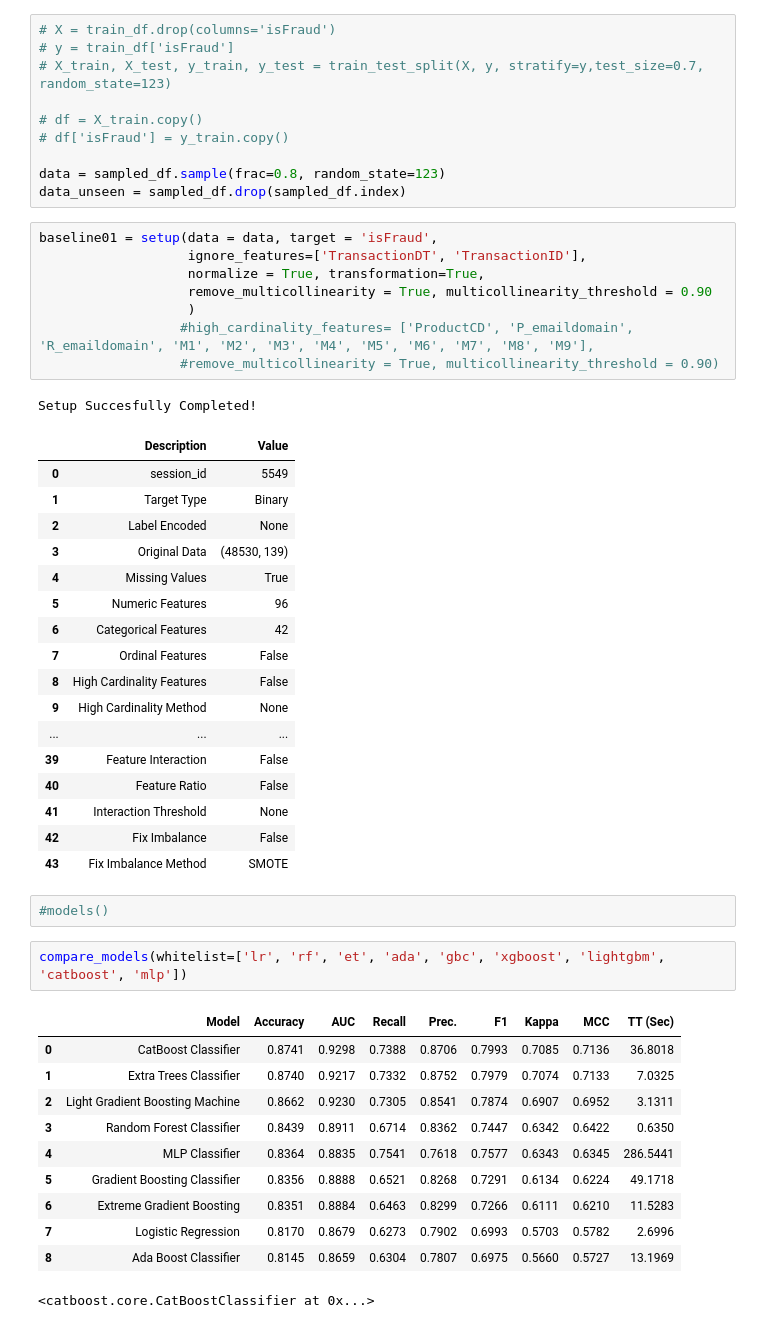
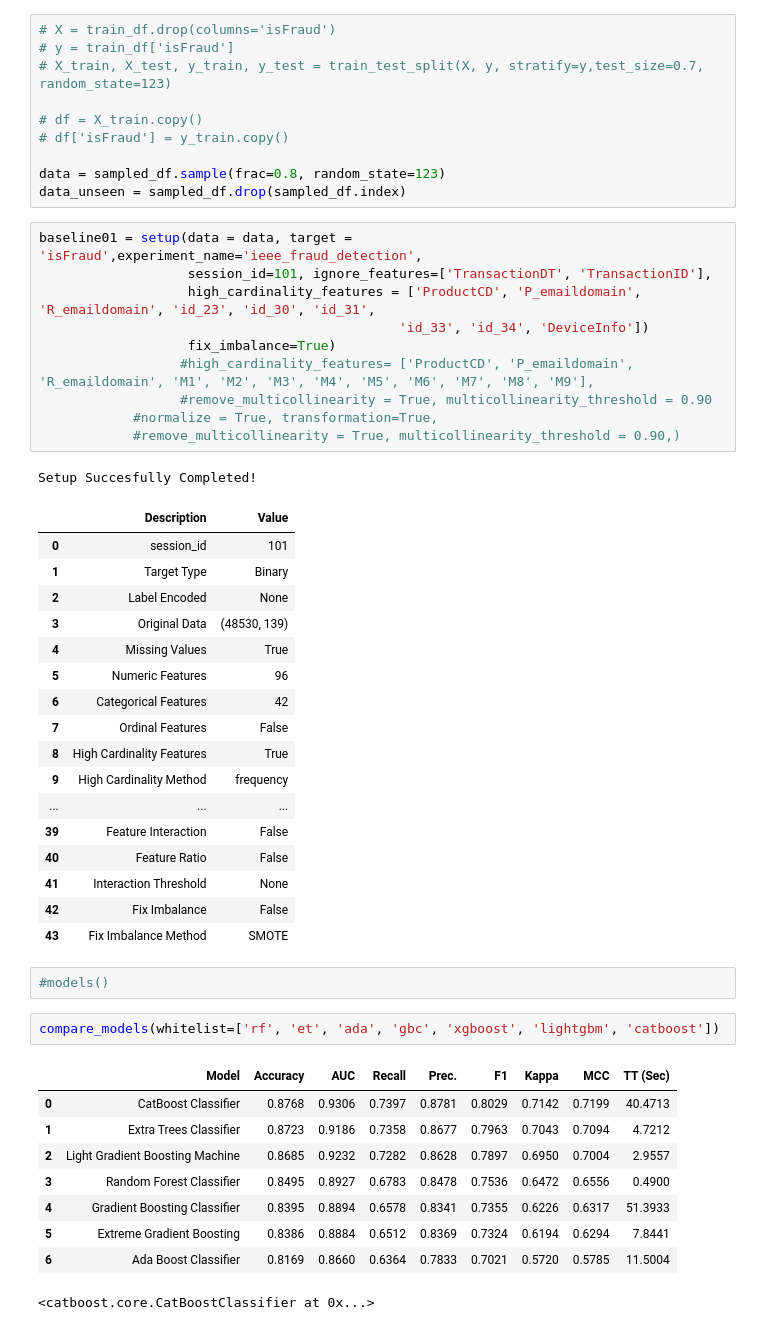
Before and after one commit to xiliang0815/Data-Science-Portfolio, a Jupyter notebook: fraud detection git/ieee-fraud-detection/workbook.ipynb, the cells around one changed output. Drawn from its saved outputs; the diff is of its cells as text.

```diff
--- a/fraud detection git/ieee-fraud-detection/workbook.ipynb
+++ b/fraud detection git/ieee-fraud-detection/workbook.ipynb
@@ -942,17 +903,19 @@ sampled_df = pd.concat([train_df[train_df['isFraud']==1],
 data = sampled_df.sample(frac=0.8, random_state=123)
 data_unseen = sampled_df.drop(sampled_df.index)
 # %%
-baseline01 = setup(data = data, target = 'isFraud',
-                   ignore_features=['TransactionDT', 'TransactionID'],
-                   normalize = True, transformation=True,
-                   remove_multicollinearity = True, multicollinearity_threshold = 0.90
-                   )
+baseline01 = setup(data = data, target = 'isFraud',experiment_name='ieee_fraud_detection',
+                   session_id=101, ignore_features=['TransactionDT', 'TransactionID'],
+                   high_cardinality_features = ['ProductCD', 'P_emaildomain', 'R_emaildomain', 'id_23', 'id_30', 'id_31',
+                                              'id_33', 'id_34', 'DeviceInfo'])
+                   fix_imbalance=True)
                   #high_cardinality_features= ['ProductCD', 'P_emaildomain', 'R_emaildomain', 'M1', 'M2', 'M3', 'M4', 'M5', 'M6', 'M7', 'M8', 'M9'],
-                  #remove_multicollinearity = True, multicollinearity_threshold = 0.90)
+                  #remove_multicollinearity = True, multicollinearity_threshold = 0.90
+            #normalize = True, transformation=True,
+            #remove_multicollinearity = True, multicollinearity_threshold = 0.90,)
 # %% [output]
 Setup Succesfully Completed!
 |  | Description | Value |
-| 0 | session_id | 5549 |
+| 0 | session_id | 101 |
 | 1 | Target Type | Binary |
 | 2 | Label Encoded | None |
 | 3 | Original Data | (48530, 139) |
@@ -960,8 +923,8 @@ Setup Succesfully Completed!
 | 5 | Numeric Features | 96 |
 | 6 | Categorical Features | 42 |
 | 7 | Ordinal Features | False |
-| 8 | High Cardinality Features | False |
-| 9 | High Cardinality Method | None |
+| 8 | High Cardinality Features | True |
+| 9 | High Cardinality Method | frequency |
 | ... | ... | ... |
 | 39 | Feature Interaction | False |
 | 40 | Feature Ratio | False |
@@ -971,16 +934,14 @@ Setup Succesfully Completed!
 # %%
 #models()
 # %%
-compare_models(whitelist=['lr', 'rf', 'et', 'ada', 'gbc', 'xgboost', 'lightgbm', 'catboost', 'mlp'])
+compare_models(whitelist=['rf', 'et', 'ada', 'gbc', 'xgboost', 'lightgbm', 'catboost'])
 # %% [output]
 |  | Model | Accuracy | AUC | Recall | Prec. | F1 | Kappa | MCC | TT (Sec) |
-| 0 | CatBoost Classifier | 0.8741 | 0.9298 | 0.7388 | 0.8706 | 0.7993 | 0.7085 | 0.7136 | 36.8018 |
-| 1 | Extra Trees Classifier | 0.8740 | 0.9217 | 0.7332 | 0.8752 | 0.7979 | 0.7074 | 0.7133 | 7.0325 |
-| 2 | Light Gradient Boosting Machine | 0.8662 | 0.9230 | 0.7305 | 0.8541 | 0.7874 | 0.6907 | 0.6952 | 3.1311 |
-| 3 | Random Forest Classifier | 0.8439 | 0.8911 | 0.6714 | 0.8362 | 0.7447 | 0.6342 | 0.6422 | 0.6350 |
-| 4 | MLP Classifier | 0.8364 | 0.8835 | 0.7541 | 0.7618 | 0.7577 | 0.6343 | 0.6345 | 286.5441 |
-| 5 | Gradient Boosting Classifier | 0.8356 | 0.8888 | 0.6521 | 0.8268 | 0.7291 | 0.6134 | 0.6224 | 49.1718 |
-| 6 | Extreme Gradient Boosting | 0.8351 | 0.8884 | 0.6463 | 0.8299 | 0.7266 | 0.6111 | 0.6210 | 11.5283 |
-| 7 | Logistic Regression | 0.8170 | 0.8679 | 0.6273 | 0.7902 | 0.6993 | 0.5703 | 0.5782 | 2.6996 |
-| 8 | Ada Boost Classifier | 0.8145 | 0.8659 | 0.6304 | 0.7807 | 0.6975 | 0.5660 | 0.5727 | 13.1969 |
+| 0 | CatBoost Classifier | 0.8768 | 0.9306 | 0.7397 | 0.8781 | 0.8029 | 0.7142 | 0.7199 | 40.4713 |
+| 1 | Extra Trees Classifier | 0.8723 | 0.9186 | 0.7358 | 0.8677 | 0.7963 | 0.7043 | 0.7094 | 4.7212 |
+| 2 | Light Gradient Boosting Machine | 0.8685 | 0.9232 | 0.7282 | 0.8628 | 0.7897 | 0.6950 | 0.7004 | 2.9557 |
+| 3 | Random Forest Classifier | 0.8495 | 0.8927 | 0.6783 | 0.8478 | 0.7536 | 0.6472 | 0.6556 | 0.4900 |
+| 4 | Gradient Boosting Classifier | 0.8395 | 0.8894 | 0.6578 | 0.8341 | 0.7355 | 0.6226 | 0.6317 | 51.3933 |
+| 5 | Extreme Gradient Boosting | 0.8386 | 0.8884 | 0.6512 | 0.8369 | 0.7324 | 0.6194 | 0.6294 | 7.8441 |
+| 6 | Ada Boost Classifier | 0.8169 | 0.8660 | 0.6364 | 0.7833 | 0.7021 | 0.5720 | 0.5785 | 11.5004 |
 <catboost.core.CatBoostClassifier at 0x...>
```
Also changed, not shown: parts of 16 cells of this notebook, 3 other files.
